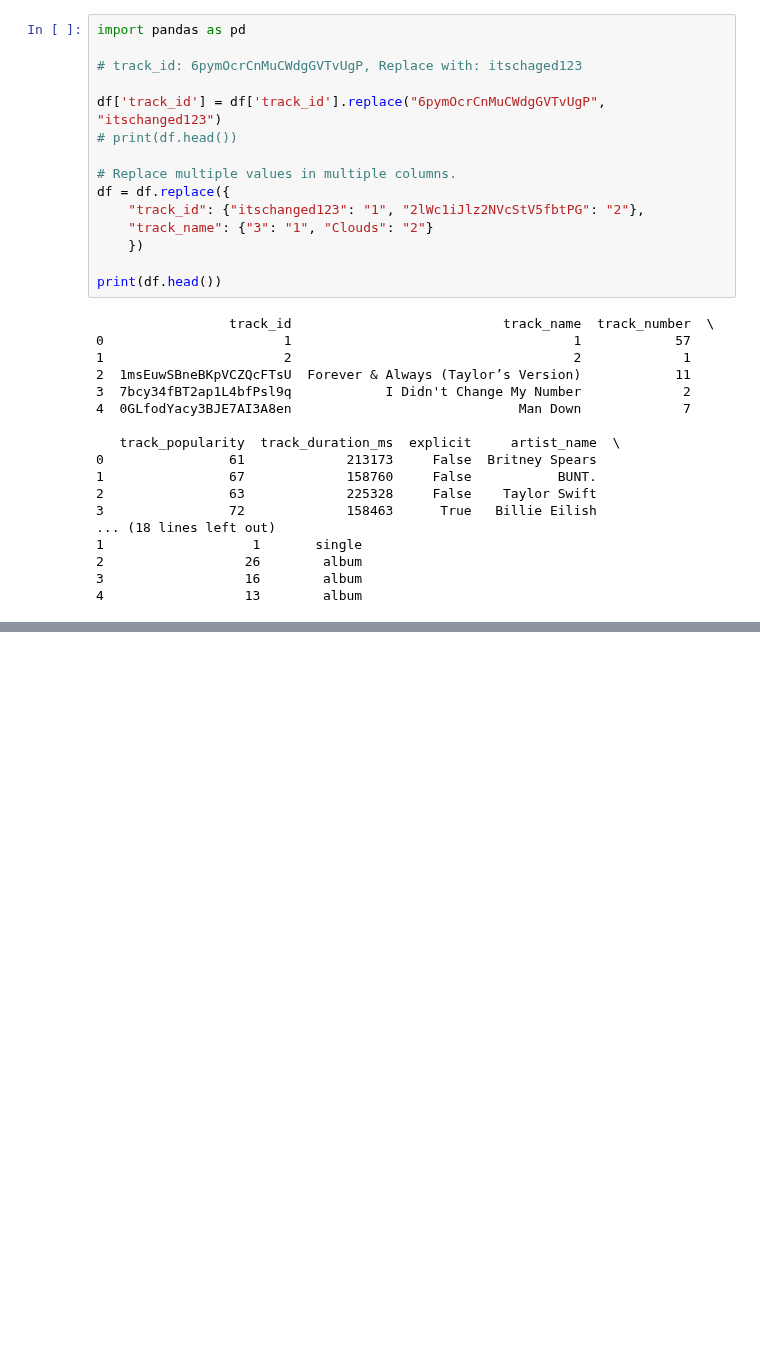
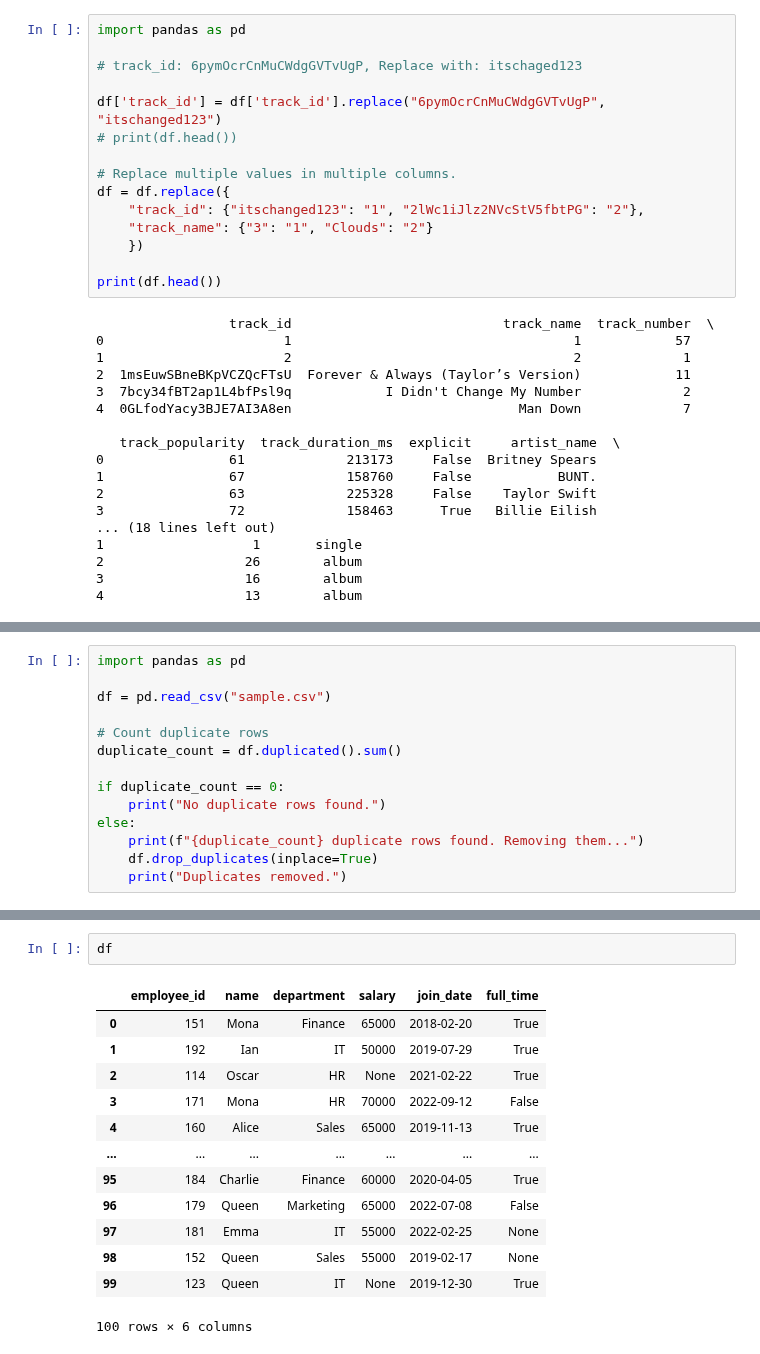
Before and after one commit to nandu26m/Python-Packages, a Jupyter notebook: Pandas/notebooks/pandas_exercises.ipynb, the cells around one changed output, grey strips where cells are left out. Drawn from its saved outputs; the diff is of its cells as text; blank space fills up the shorter version.

```diff
--- a/Pandas/notebooks/pandas_exercises.ipynb
+++ b/Pandas/notebooks/pandas_exercises.ipynb
@@ -755,0 +758,14 @@ print(df.head())
+# %%
+import pandas as pd
+
+df = pd.read_csv("sample.csv")
+
+# Count duplicate rows
+duplicate_count = df.duplicated().sum()
+
+if duplicate_count == 0:
+    print("No duplicate rows found.")
+else:
+    print(f"{duplicate_count} duplicate rows found. Removing them...")
+    df.drop_duplicates(inplace=True)
+    print("Duplicates removed.")
@@ -755,0 +798,16 @@ print(df.head())
+# %%
+df
+# %% [output]
+|  | employee_id | name | department | salary | join_date | full_time |
+| 0 | 151 | Mona | Finance | 65000 | 2018-02-20 | True |
+| 1 | 192 | Ian | IT | 50000 | 2019-07-29 | True |
+| 2 | 114 | Oscar | HR | None | 2021-02-22 | True |
+| 3 | 171 | Mona | HR | 70000 | 2022-09-12 | False |
+| 4 | 160 | Alice | Sales | 65000 | 2019-11-13 | True |
+| ... | ... | ... | ... | ... | ... | ... |
+| 95 | 184 | Charlie | Finance | 60000 | 2020-04-05 | True |
+| 96 | 179 | Queen | Marketing | 65000 | 2022-07-08 | False |
+| 97 | 181 | Emma | IT | 55000 | 2022-02-25 | None |
+| 98 | 152 | Queen | Sales | 55000 | 2019-02-17 | None |
+| 99 | 123 | Queen | IT | None | 2019-12-30 | True |
+100 rows × 6 columns
```
Also changed, not shown: parts of 4 cells of this notebook.
